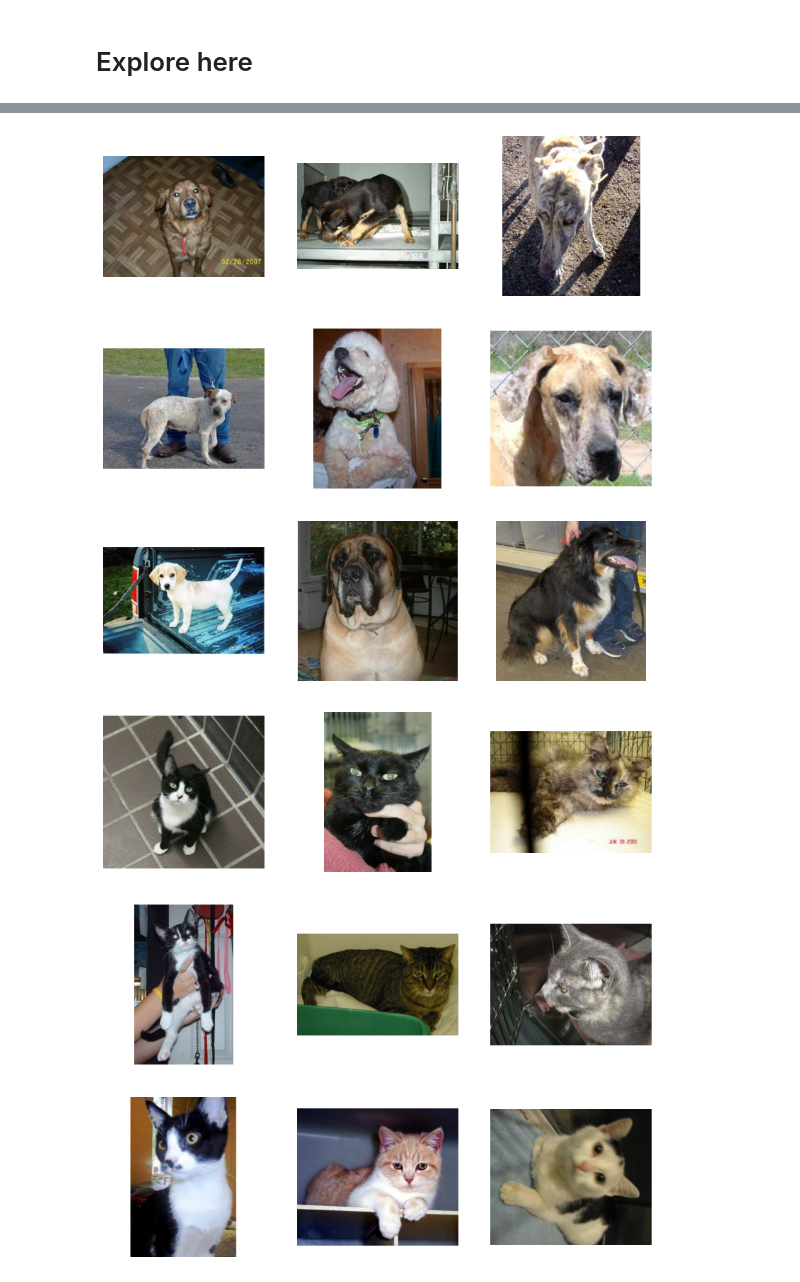
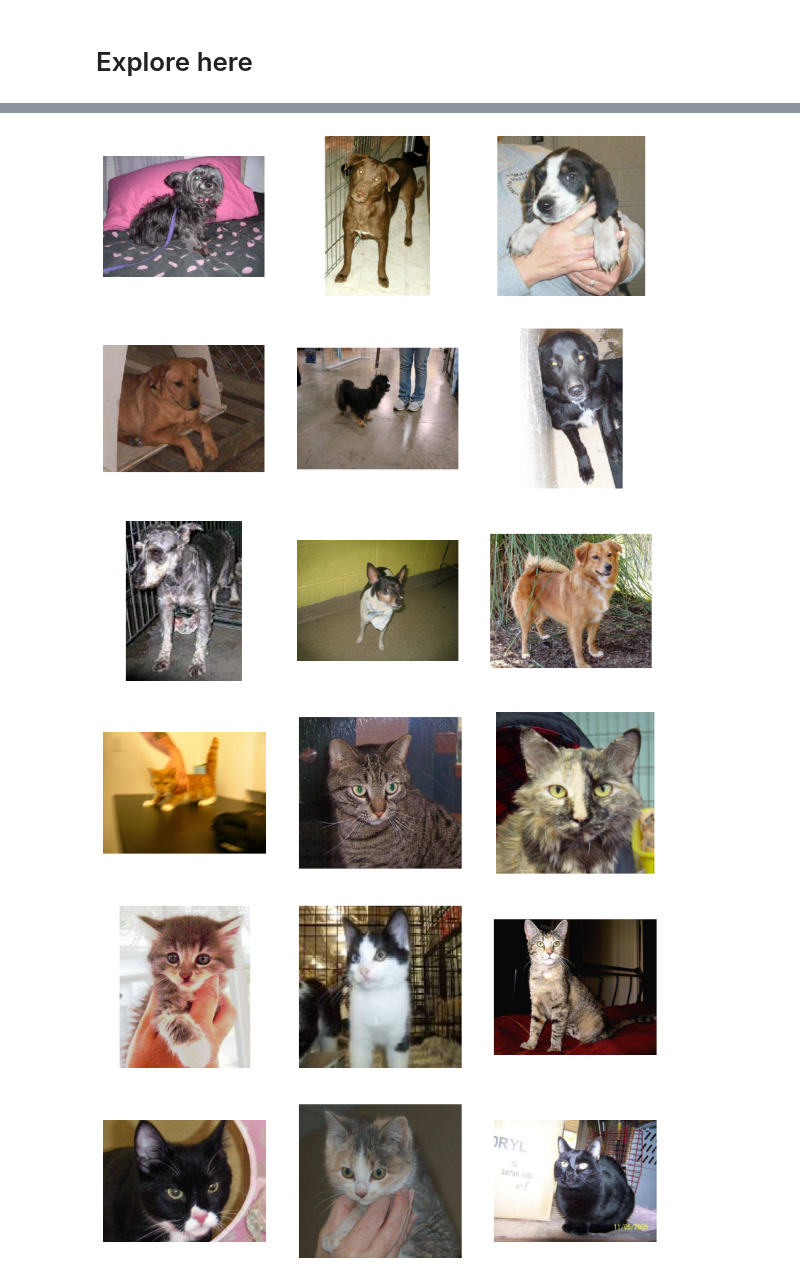
Before and after one commit to 4GeeksAcademy/pille9-clasif-image, a Jupyter notebook: src/explore.ipynb, the cells around one changed output, grey strips where cells are left out. Drawn from its saved outputs; the diff is of its cells as text; code cells hidden in the pictures.

```diff
--- a/src/explore.ipynb
+++ b/src/explore.ipynb
@@ -27,23 +16,27 @@ To enable the following instructions: AVX2 AVX512F AVX512_VNNI FMA, in other ope
 # %%
 # Directorios de datos
-data_dir = "../data"
+data_dir = "..\data"
 train_dir = os.path.join(data_dir, "train")
 test_dir = os.path.join(data_dir, "test")
-img_size = (200, 200)
-batch_size = 32
+img_size = (100, 100)
+batch_size = 16
 # %%
 # Verificar imágenes de ejemplo
-def plot_images(path, name):
-    images = [os.path.join(path, img) for img in os.listdir(path) if name in img][:9]
+def plot_images(path, category):
+    category_path = os.path.join(path, category)
+    if not os.path.exists(category_path):
+        print(f"No se encontró el directorio {category_path}")
+        return
+    images = [os.path.join(category_path, img) for img in os.listdir(category_path)][:9]
     fig, axes = plt.subplots(3, 3, figsize=(10, 10))
     for img_path, ax in zip(images, axes.flat):
         img = plt.imread(img_path)
         ax.imshow(img)
         ax.axis("off")
     plt.show()
 
-plot_images(train_dir, "dog")
-plot_images(train_dir, "cat")
+plot_images(train_dir, "dogs")
+plot_images(train_dir, "cats")
 # %% [output]
-[figure, old version]
+[figure, new version]
-[figure, old version]
+[figure, new version]
```
Also changed, not shown: parts of 17 cells of this notebook, 1 other file.
